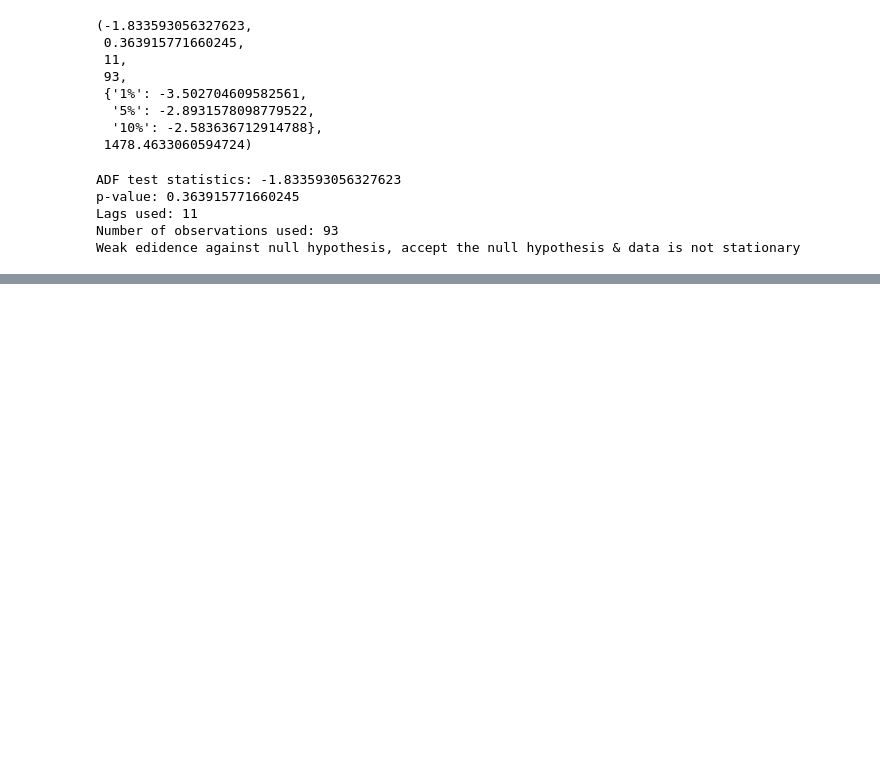
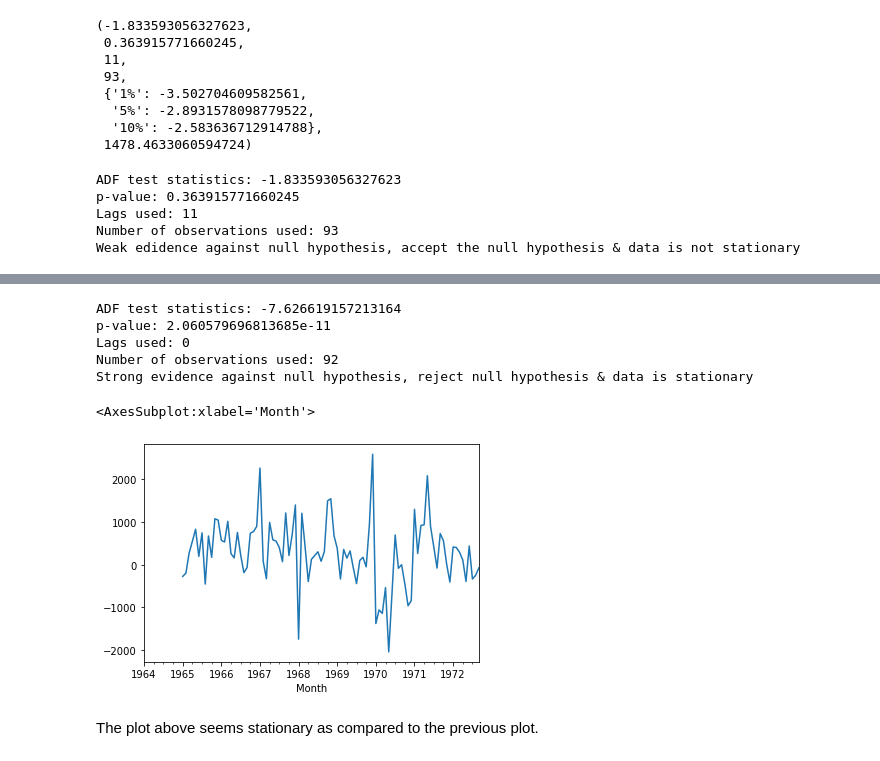
Before and after one commit to puneetsran/time_series_sales, a Jupyter notebook: time_series_champagne.ipynb, the cells around one changed output, grey strips where cells are left out. Drawn from its saved outputs; the diff is of its cells as text; code cells hidden in the pictures; blank space fills up the shorter version.

Commit message:
create new column which is stationary data based on yearly sales

```diff
--- a/time_series_champagne.ipynb
+++ b/time_series_champagne.ipynb
@@ -157,0 +192,2 @@ Weak edidence against null hypothesis, accept the null hypothesis & data is not
+# %%
+df['Sales first diff'] = df['Sales'] - df['Sales'].shift(1)
@@ -157,0 +204,3 @@ Weak edidence against null hypothesis, accept the null hypothesis & data is not
+# %%
+# shift (12) because 1 year has 12 months
+df['Seasonal first diff'] = df['Sales'] - df['Sales'].shift(12)
@@ -157,0 +217,15 @@ Weak edidence against null hypothesis, accept the null hypothesis & data is not
+# %%
+adfuller_test(df['Seasonal first diff'].dropna())
+# %% [output]
+ADF test statistics: -7.626619157213164
+p-value: 2.060579696813685e-11
+Lags used: 0
+Number of observations used: 92
+Strong evidence against null hypothesis, reject null hypothesis & data is stationary
+# %%
+df['Seasonal first diff'].plot()
+# %% [output]
+<AxesSubplot:xlabel='Month'>
+[figure, added]
+# %% [markdown]
+The plot above seems stationary as compared to the previous plot.
```
Also changed, not shown: parts of 6 cells of this notebook.
